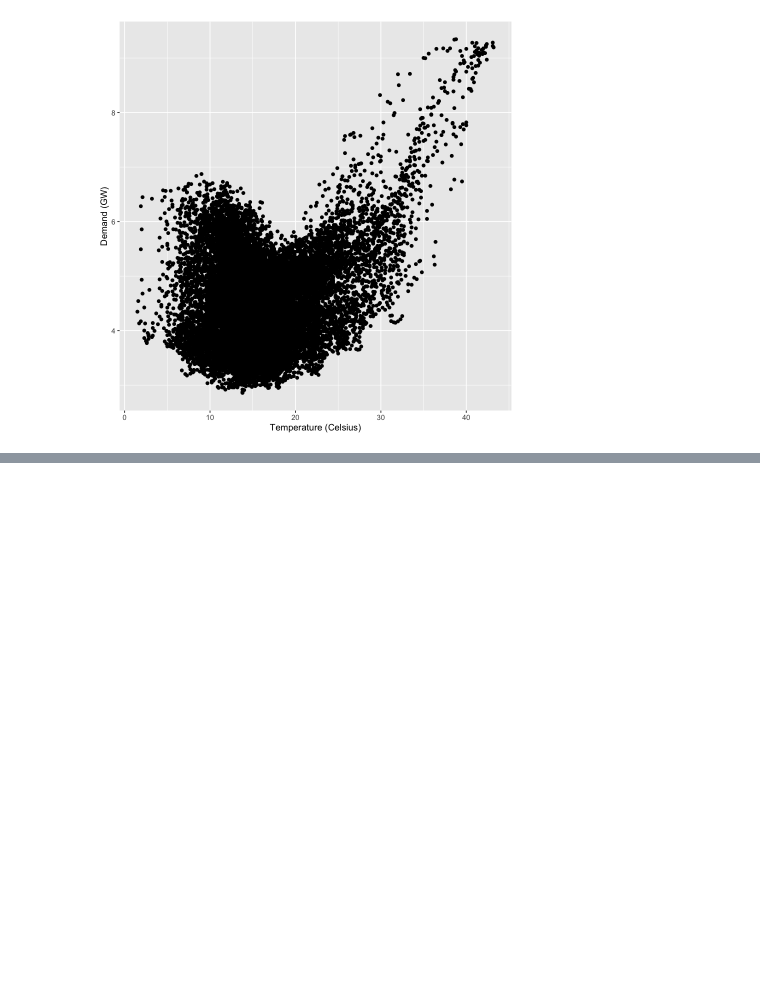
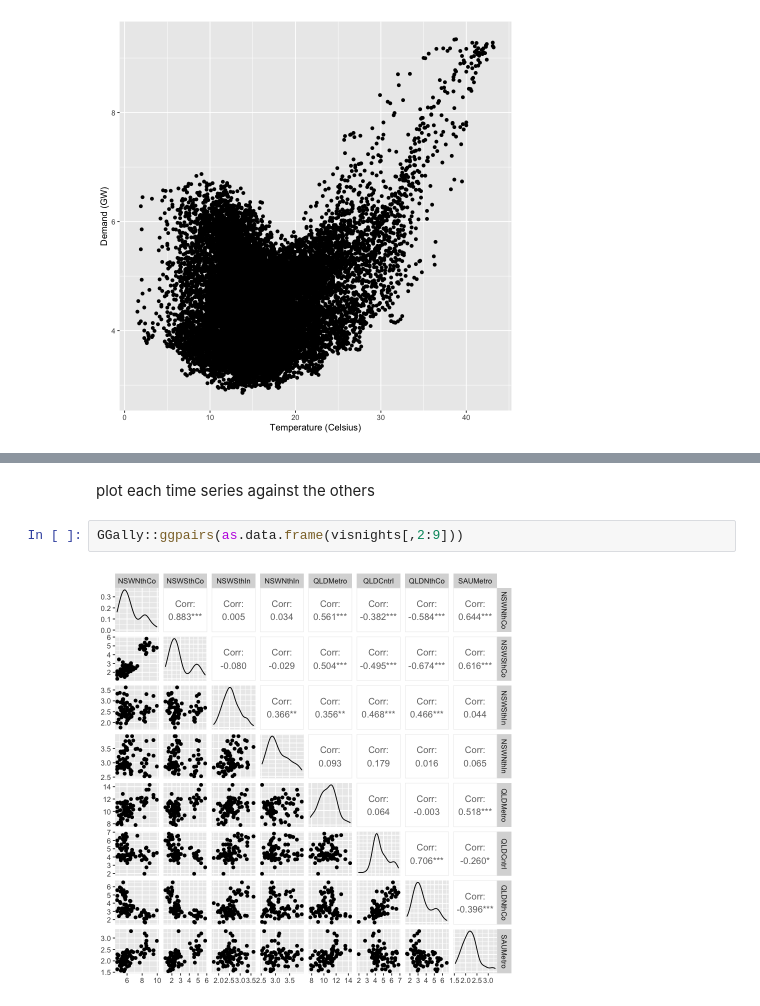
Before and after one commit to PeifengLi/Business-Forecasting, a Jupyter notebook: Toolbox/Forecasting-Toolbox-Lab.ipynb, the cells around one changed output, grey strips where cells are left out. Drawn from its saved outputs; the diff is of its cells as text; blank space fills up the shorter version.

```diff
--- a/Toolbox/Forecasting-Toolbox-Lab.ipynb
+++ b/Toolbox/Forecasting-Toolbox-Lab.ipynb
@@ -73,0 +83,6 @@ xlab("Temperature (Celsius)")
+# %% [markdown]
+plot each time series against the others
+# %%
+GGally::ggpairs(as.data.frame(visnights[,2:9]))
+# %% [output]
+[figure, added]
```
Also changed, not shown: parts of 3 cells of this notebook.
